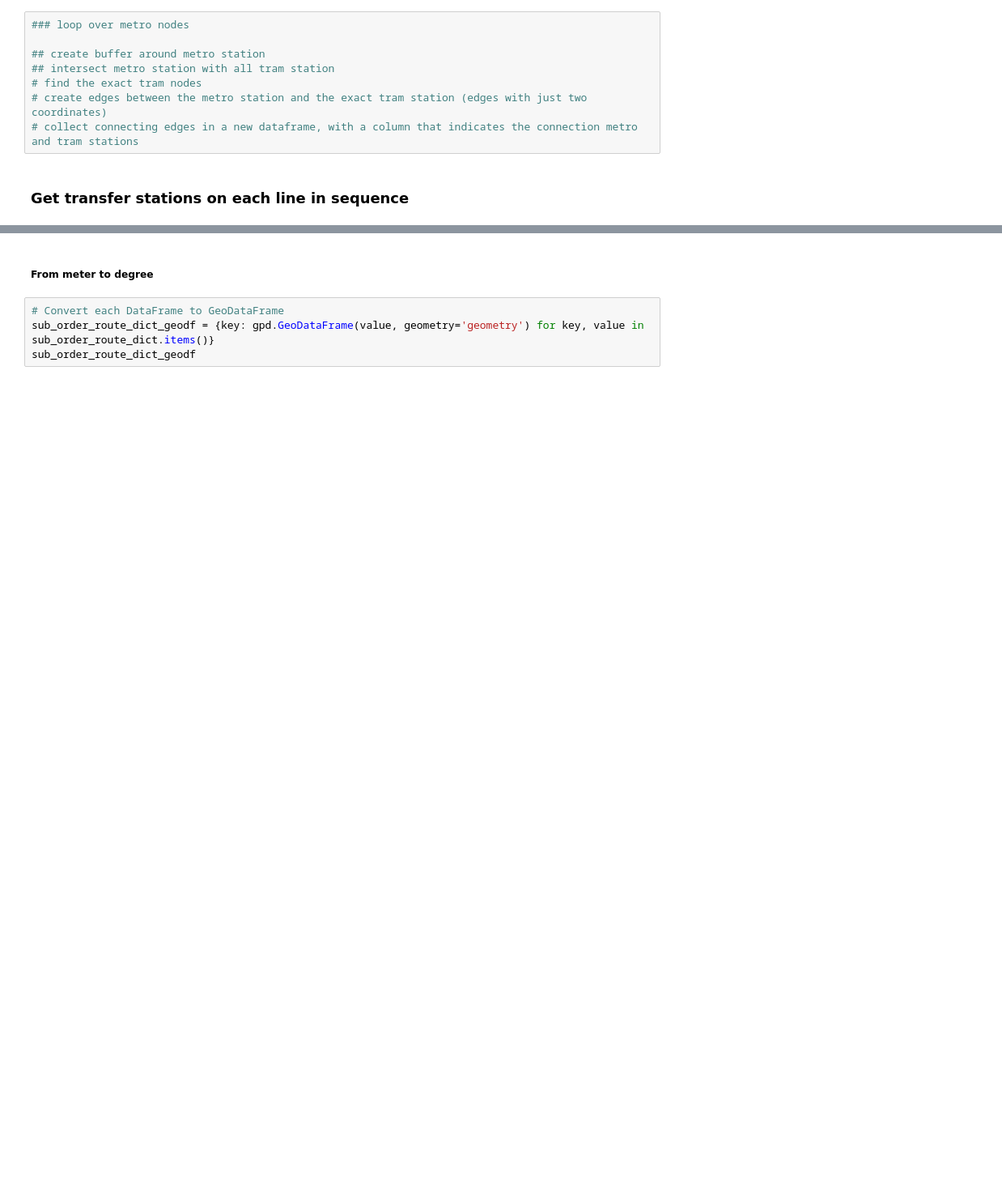
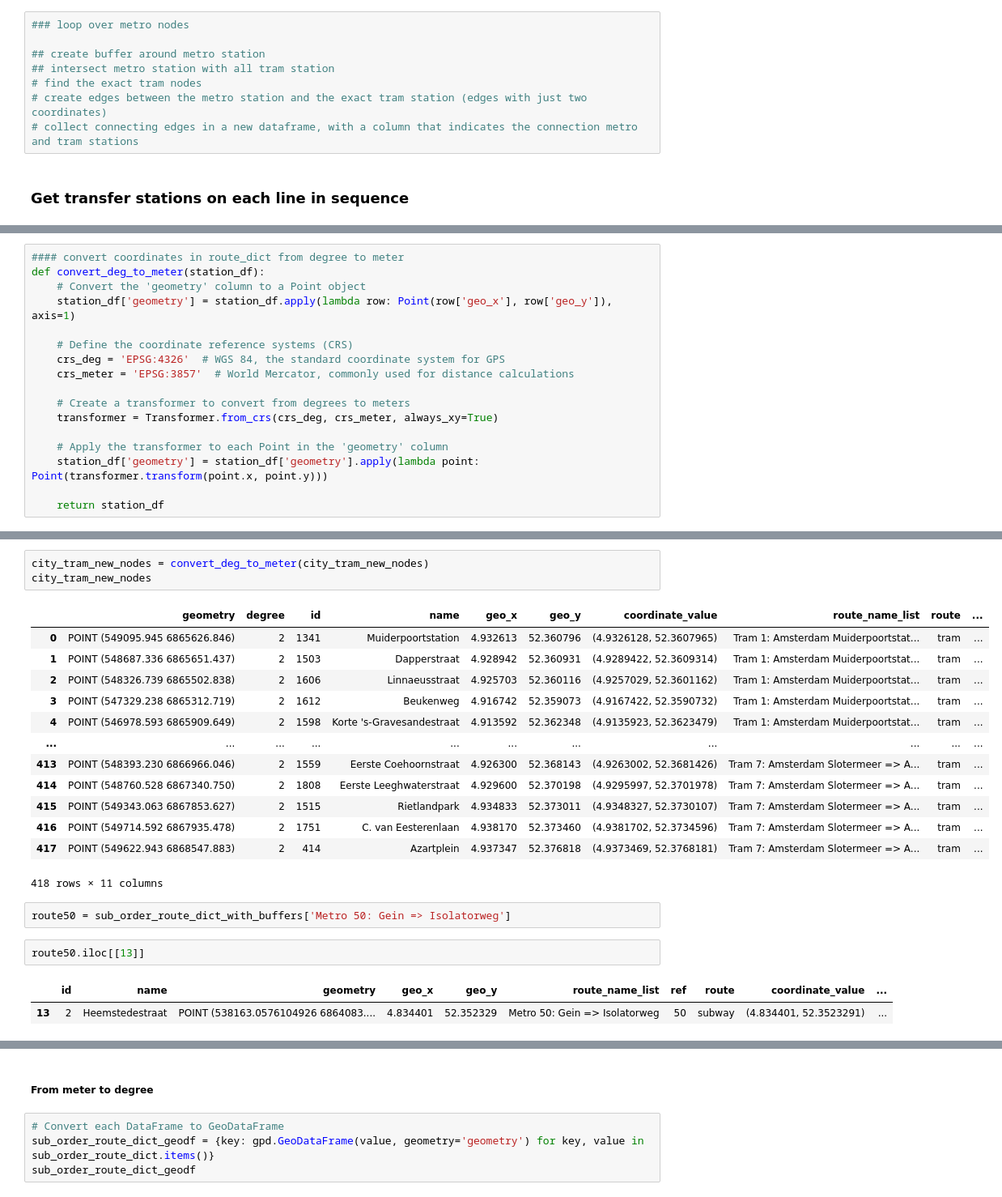
Before and after one commit to SYuGao/uvmt, a Jupyter notebook: notebooks/transfer2_all_amsterdam.ipynb, the cells around one changed output, grey strips where cells are left out. Shown at 81% size. Cells and saved outputs as stored; diff of their text form; blank space fills up the shorter version.

```diff
--- a/notebooks/transfer2_all_amsterdam.ipynb
+++ b/notebooks/transfer2_all_amsterdam.ipynb
@@ -741,3 +688,20 @@ sub_order_route_dict_with_buffers
+# %%
+#### convert coordinates in route_dict from degree to meter
+def convert_deg_to_meter(station_df):
+    # Convert the 'geometry' column to a Point object
+    station_df['geometry'] = station_df.apply(lambda row: Point(row['geo_x'], row['geo_y']), axis=1)
+
+    # Define the coordinate reference systems (CRS)
+    crs_deg = 'EPSG:4326'  # WGS 84, the standard coordinate system for GPS
+    crs_meter = 'EPSG:3857'  # World Mercator, commonly used for distance calculations
+
+    # Create a transformer to convert from degrees to meters
+    transformer = Transformer.from_crs(crs_deg, crs_meter, always_xy=True)
+
+    # Apply the transformer to each Point in the 'geometry' column
+    station_df['geometry'] = station_df['geometry'].apply(lambda point: Point(transformer.transform(point.x, point.y)))
+
+    return station_df
 # %%
 def order_route_dict_with_buffer(order_route_dict,buffer_radius):
     # Create a new dictionary to store the DataFrames with buffered geometries
@@ -815,0 +778,24 @@ city_tram_order_route_dict_with_buffers
+# %%
+city_tram_new_nodes = convert_deg_to_meter(city_tram_new_nodes)
+city_tram_new_nodes
+# %% [output]
+|  | geometry | degree | id | name | geo_x | geo_y | coordinate_value | route_name_list | route | ... |
+| 0 | POINT (549095.945 6865626.846) | 2 | 1341 | Muiderpoortstation | 4.932613 | 52.360796 | (4.9326128, 52.3607965) | Tram 1: Amsterdam Muiderpoortstat... | tram | ... |
+| 1 | POINT (548687.336 6865651.437) | 2 | 1503 | Dapperstraat | 4.928942 | 52.360931 | (4.9289422, 52.3609314) | Tram 1: Amsterdam Muiderpoortstat... | tram | ... |
+| 2 | POINT (548326.739 6865502.838) | 2 | 1606 | Linnaeusstraat | 4.925703 | 52.360116 | (4.9257029, 52.3601162) | Tram 1: Amsterdam Muiderpoortstat... | tram | ... |
+| 3 | POINT (547329.238 6865312.719) | 2 | 1612 | Beukenweg | 4.916742 | 52.359073 | (4.9167422, 52.3590732) | Tram 1: Amsterdam Muiderpoortstat... | tram | ... |
+| 4 | POINT (546978.593 6865909.649) | 2 | 1598 | Korte 's-Gravesandestraat | 4.913592 | 52.362348 | (4.9135923, 52.3623479) | Tram 1: Amsterdam Muiderpoortstat... | tram | ... |
+| ... | ... | ... | ... | ... | ... | ... | ... | ... | ... | ... |
+| 413 | POINT (548393.230 6866966.046) | 2 | 1559 | Eerste Coehoornstraat | 4.926300 | 52.368143 | (4.9263002, 52.3681426) | Tram 7: Amsterdam Slotermeer => A... | tram | ... |
+| 414 | POINT (548760.528 6867340.750) | 2 | 1808 | Eerste Leeghwaterstraat | 4.929600 | 52.370198 | (4.9295997, 52.3701978) | Tram 7: Amsterdam Slotermeer => A... | tram | ... |
+| 415 | POINT (549343.063 6867853.627) | 2 | 1515 | Rietlandpark | 4.934833 | 52.373011 | (4.9348327, 52.3730107) | Tram 7: Amsterdam Slotermeer => A... | tram | ... |
+| 416 | POINT (549714.592 6867935.478) | 2 | 1751 | C. van Eesterenlaan | 4.938170 | 52.373460 | (4.9381702, 52.3734596) | Tram 7: Amsterdam Slotermeer => A... | tram | ... |
+| 417 | POINT (549622.943 6868547.883) | 2 | 414 | Azartplein | 4.937347 | 52.376818 | (4.9373469, 52.3768181) | Tram 7: Amsterdam Slotermeer => A... | tram | ... |
+418 rows × 11 columns
+# %%
+route50 = sub_order_route_dict_with_buffers['Metro 50: Gein => Isolatorweg']
+# %%
+route50.iloc[[13]]
+# %% [output]
+|  | id | name | geometry | geo_x | geo_y | route_name_list | ref | route | coordinate_value | ... |
+| 13 | 2 | Heemstedestraat | POINT (538163.0576104926 6864083.... | 4.834401 | 52.352329 | Metro 50: Gein => Isolatorweg | 50 | subway | (4.834401, 52.3523291) | ... |
```
Also changed, not shown: parts of 12 cells of this notebook.
